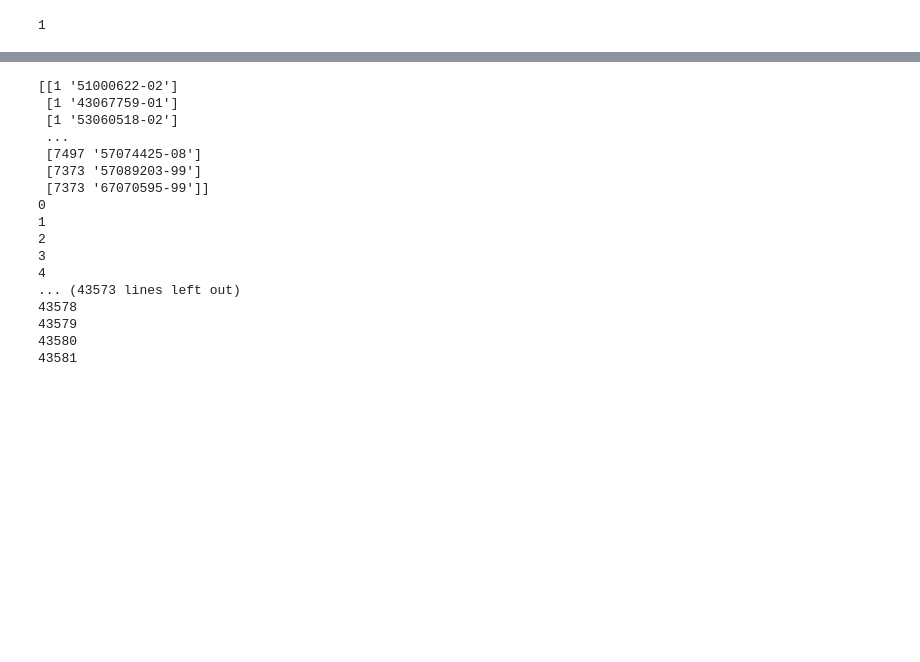
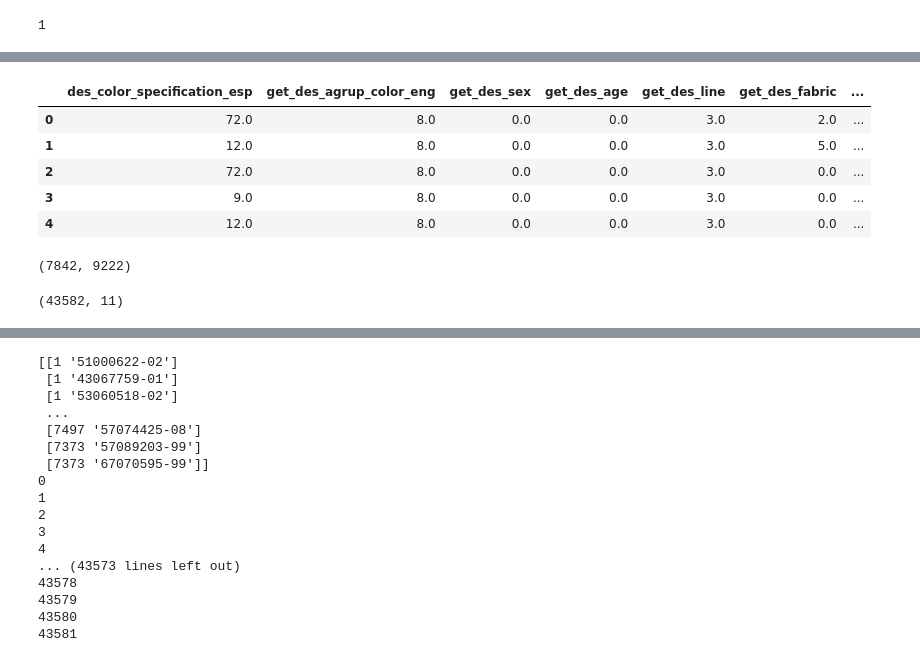
Before and after one commit to pausabater13/Datathon-FME-2023, a Jupyter notebook: Project/Code/Preprocessing.ipynb, the cells around one changed output, grey strips where cells are left out. Cells and saved outputs as stored; diff of their text form; code cells hidden in the pictures; blank space fills up the shorter version.

```diff
--- a/Project/Code/Preprocessing.ipynb
+++ b/Project/Code/Preprocessing.ipynb
@@ -183,0 +193,9 @@ Y = np.zeros(len(MyOutfitData))
+# %%
+X_csv.head()
+# %% [output]
+|  | des_color_specification_esp | get_des_agrup_color_eng | get_des_sex | get_des_age | get_des_line | get_des_fabric | ... |
+| 0 | 72.0 | 8.0 | 0.0 | 0.0 | 3.0 | 2.0 | ... |
+| 1 | 12.0 | 8.0 | 0.0 | 0.0 | 3.0 | 5.0 | ... |
+| 2 | 72.0 | 8.0 | 0.0 | 0.0 | 3.0 | 0.0 | ... |
+| 3 | 9.0 | 8.0 | 0.0 | 0.0 | 3.0 | 0.0 | ... |
+| 4 | 12.0 | 8.0 | 0.0 | 0.0 | 3.0 | 0.0 | ... |
@@ -183,0 +205,8 @@ Y = np.zeros(len(MyOutfitData))
+# %%
+Y.shape
+# %% [output]
+(7842, 9222)
+# %%
+X.shape
+# %% [output]
+(43582, 11)
```
Also changed, not shown: parts of 9 cells of this notebook.
